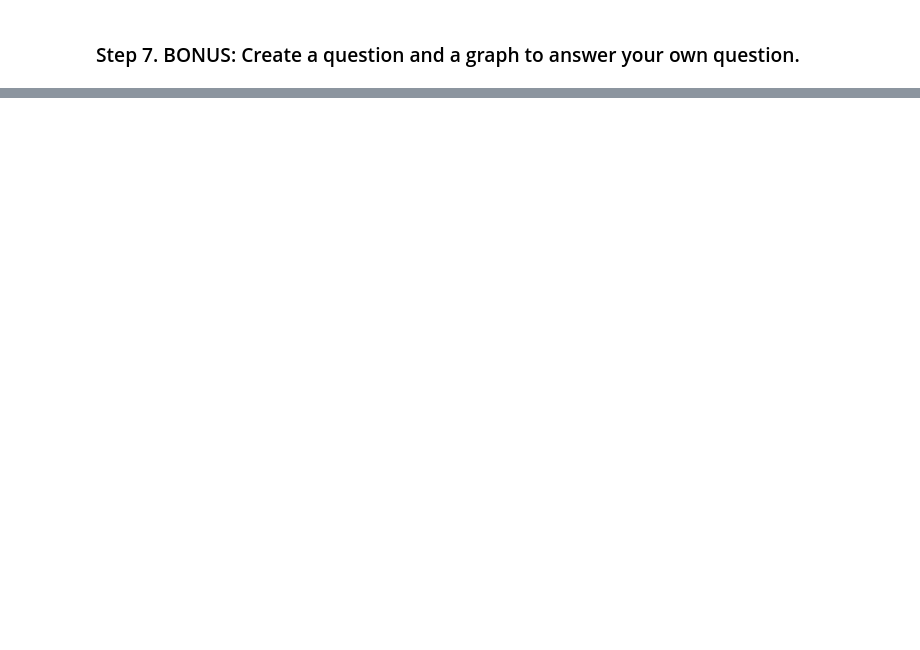
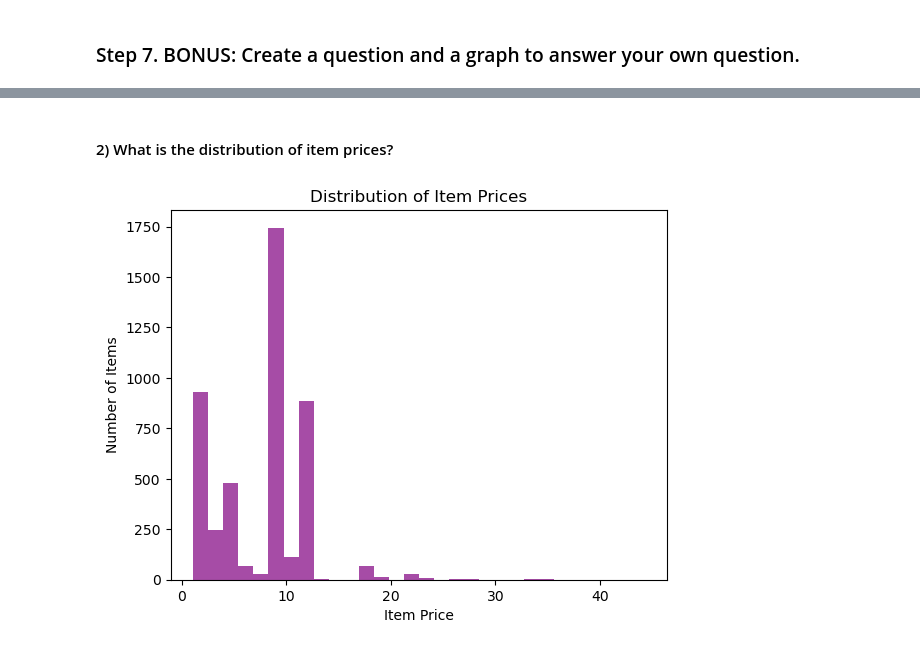
Before and after one commit to jianingni/pandas_exercises, a Jupyter notebook: 07_Visualization/Chipotle/Exercises.ipynb, the cells around one changed output, grey strips where cells are left out. Saved outputs shown, nothing was run; the diff lists cells and outputs as text; code cells hidden in the pictures; blank space fills up the shorter version.

```diff
--- a/07_Visualization/Chipotle/Exercises.ipynb
+++ b/07_Visualization/Chipotle/Exercises.ipynb
@@ -50,0 +74,9 @@ ImportError: numpy.core.multiarray failed to import
+# %%
+chipo["revenue"] = chipo["item_price"] * chipo["quantity"]
+
+result = chipo.groupby("item_name")["revenue"].sum().sort_values(ascending=False).head(3)
+
+result.plot.pie(autopct='%1.1f%%', startangle=140)
+plt.title('Top 3 items by total revenue')
+plt.ylabel('')
+plt.show()
@@ -50,0 +85,11 @@ ImportError: numpy.core.multiarray failed to import
+# %% [markdown]
+#### 2) What is the distribution of item prices?
+# %%
+# Draw a histogram of the itme prices with appropriate number of bins to show the distribution
+plt.hist(chipo.item_price, bins=30, color='purple', alpha=0.7)
+plt.xlabel('Item Price')
+plt.ylabel('Number of Items')
+plt.title('Distribution of Item Prices')
+plt.show()
+# %% [output]
+[figure, added]
```
Also changed, not shown: parts of 9 cells of this notebook, 4 other files.
